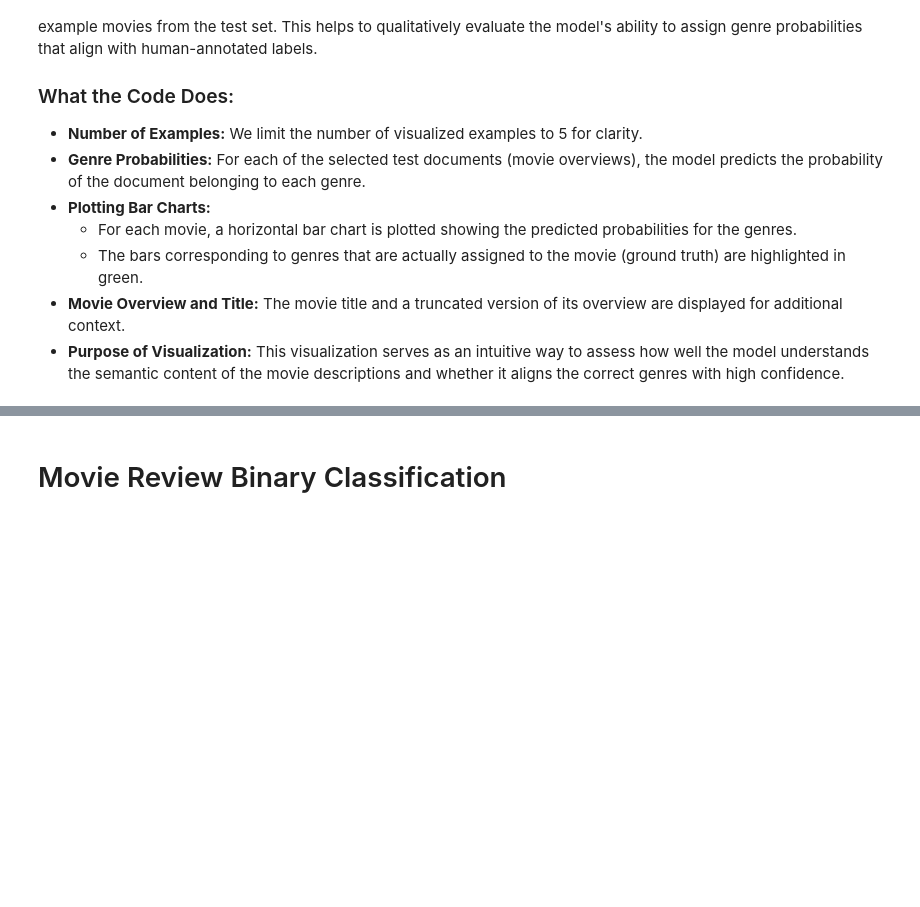
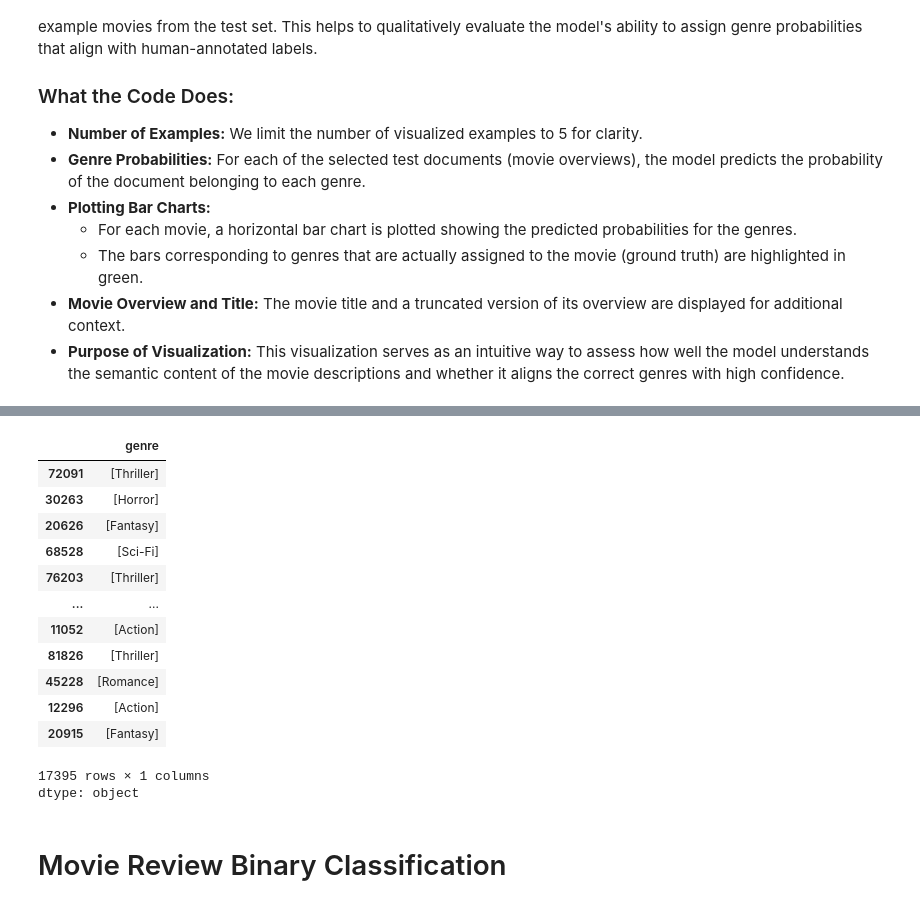
Before and after one commit to JensPars/MBML, a Jupyter notebook: Final_Notebook.ipynb, the cells around one changed output, grey strips where cells are left out. Cells and saved outputs as stored; diff of their text form; code cells hidden in the pictures; blank space fills up the shorter version.

```diff
--- a/Final_Notebook.ipynb
+++ b/Final_Notebook.ipynb
@@ -952,3 +1054,20 @@ plt.show()
+# %%
+actual_genres.iloc[290:]
+# %% [output]
+|  | genre |
+| 72091 | [Thriller] |
+| 30263 | [Horror] |
+| 20626 | [Fantasy] |
+| 68528 | [Sci-Fi] |
+| 76203 | [Thriller] |
+| ... | ... |
+| 11052 | [Action] |
+| 81826 | [Thriller] |
+| 45228 | [Romance] |
+| 12296 | [Action] |
+| 20915 | [Fantasy] |
+17395 rows × 1 columns
+dtype: object
 # %% [markdown]
 # Movie Review Binary Classification
 # %% [markdown]
```
Also changed, not shown: parts of 18 cells of this notebook, 1 other file.
